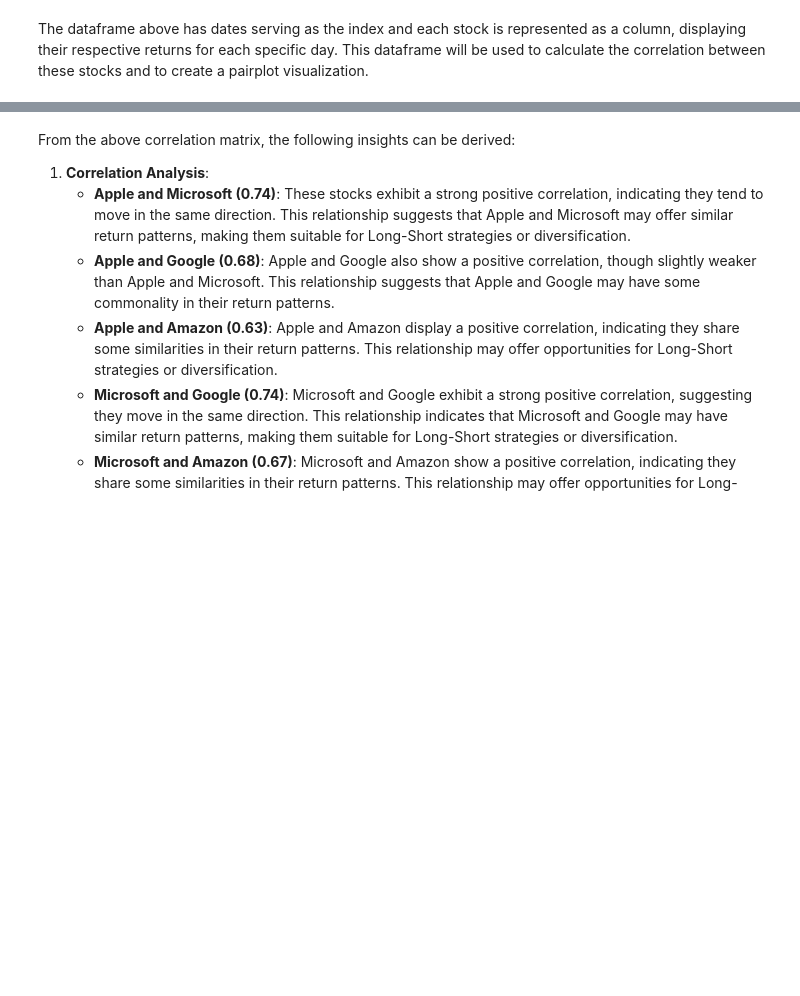
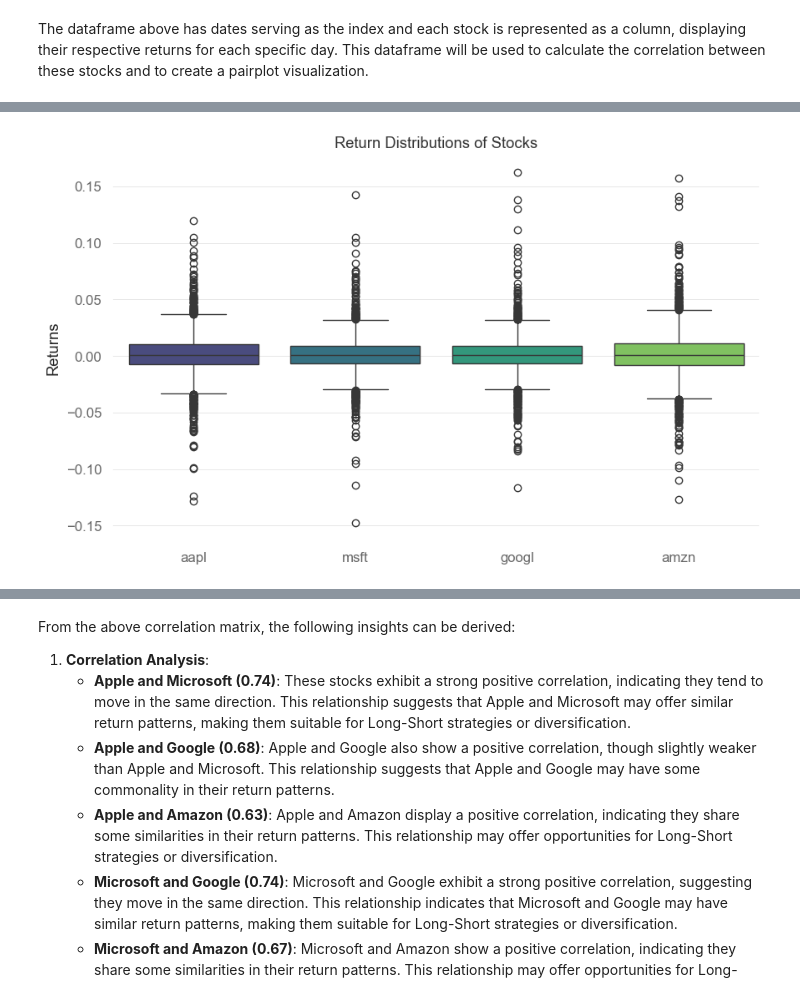
Before and after one commit to TeslimAdeyanju/6-Portfolio-Exploring-Financial-Market-Trends-Analysis, a Jupyter notebook: Exploring-Financia-Market-Analysis.ipynb, the cells around one changed output, grey strips where cells are left out. Cells and saved outputs as stored; diff of their text form; code cells hidden in the pictures; blank space fills up the shorter version.

```diff
--- a/Exploring-Financia-Market-Analysis.ipynb
+++ b/Exploring-Financia-Market-Analysis.ipynb
@@ -644,0 +651,8 @@ sns.pairplot(stock_returns, diag_kind='kde')
+# %%
+# Box Plot: Examine return distributions.
+sns.boxplot(data=combined_stock_returns, palette='viridis')
+plt.title("Return Distributions of Stocks")
+plt.ylabel("Returns")
+plt.show()
+# %% [output]
+[figure, added]
```
Also changed, not shown: parts of 20 cells of this notebook.
